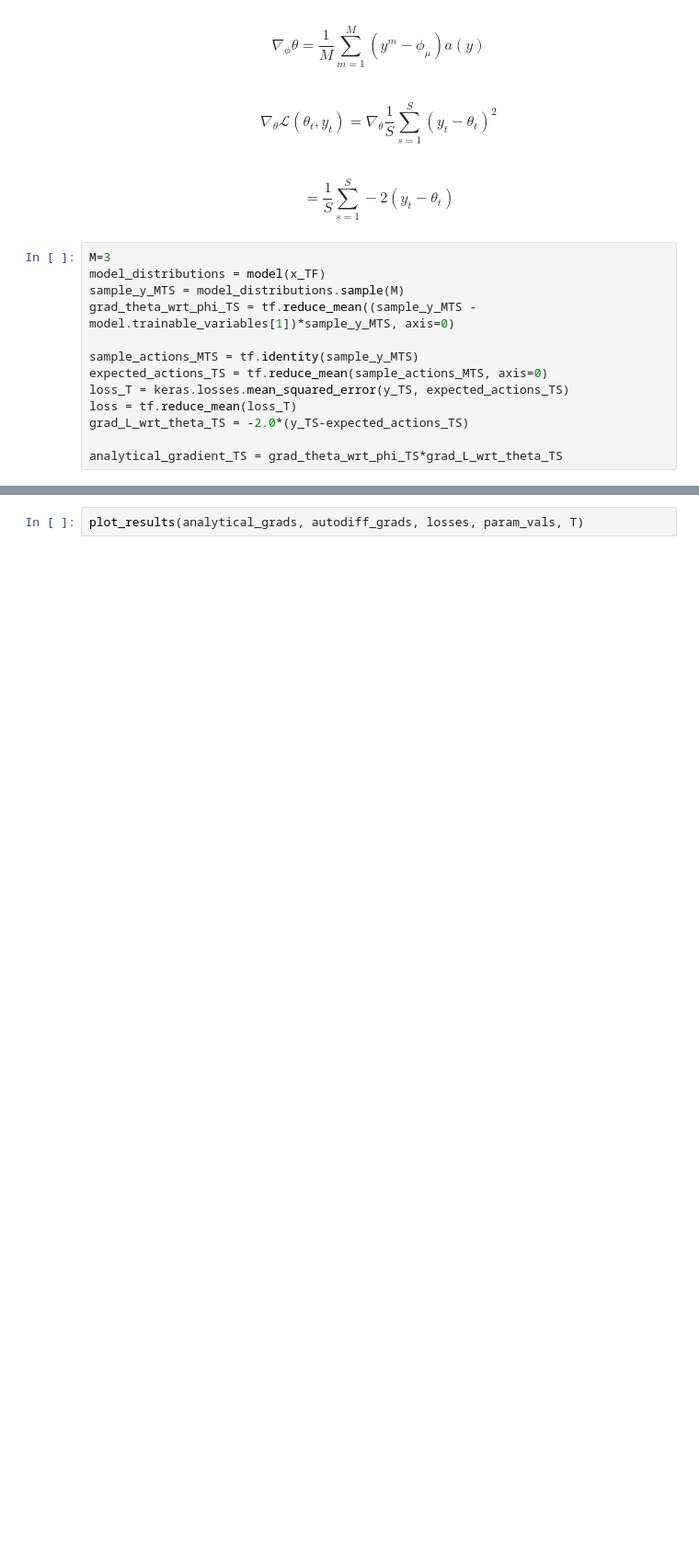
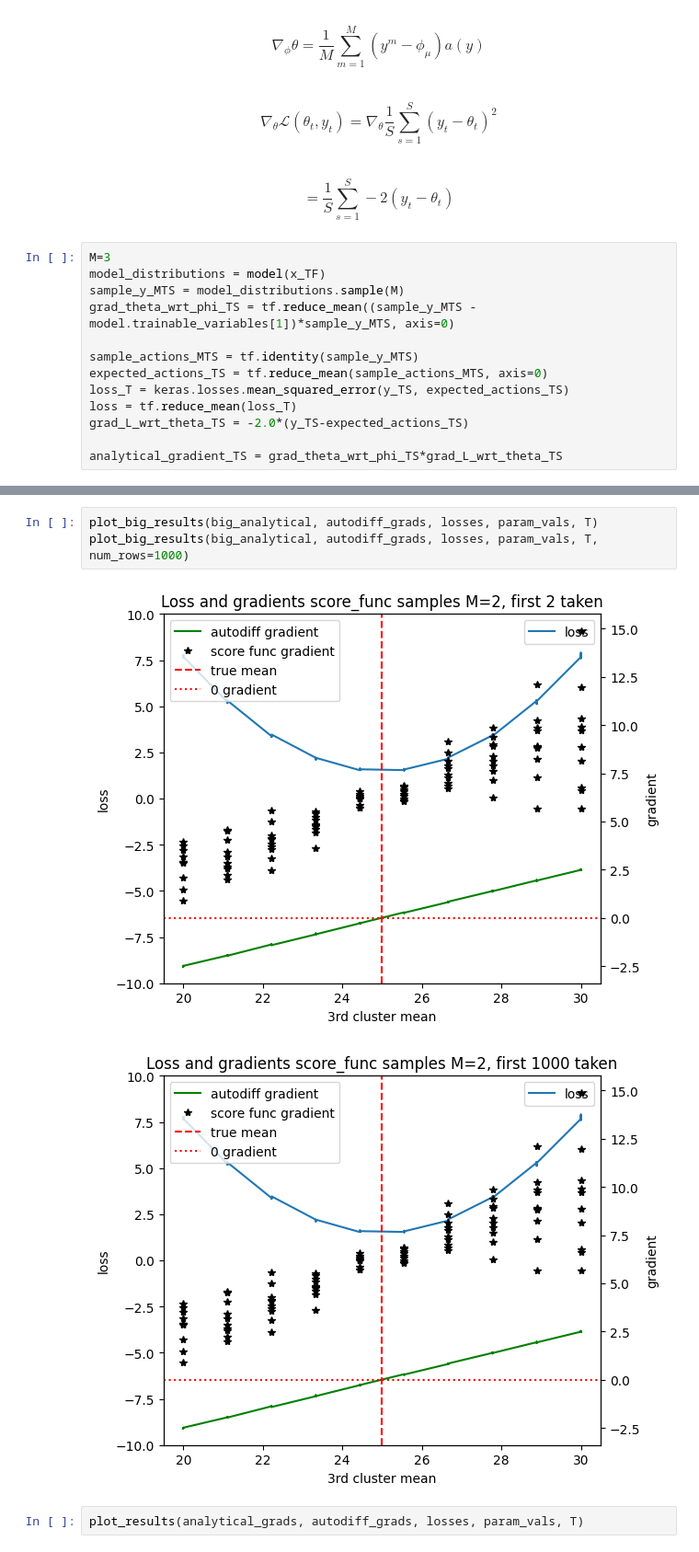
Before and after one commit to kheuton/prob_diff_topk, a Jupyter notebook: LookAtSamples.ipynb, the cells around one changed output, grey strips where cells are left out. Shown at 92% size. Saved outputs shown, nothing was run; the diff lists cells and outputs as text; blank space fills up the shorter version.

```diff
--- a/LookAtSamples.ipynb
+++ b/LookAtSamples.ipynb
@@ -308,3 +351,9 @@ def plot_results(analytical_grads, autodiff_grads, losses, param_vals, T):
+# %%
+plot_big_results(big_analytical, autodiff_grads, losses, param_vals, T)
+plot_big_results(big_analytical, autodiff_grads, losses, param_vals, T, num_rows=1000)
+# %% [output]
+[figure, added]
+[figure, added]
 # %%
 plot_results(analytical_grads, autodiff_grads, losses, param_vals, T)
 # %% [output]
```
Also changed, not shown: parts of 10 cells of this notebook, 1 other file.
